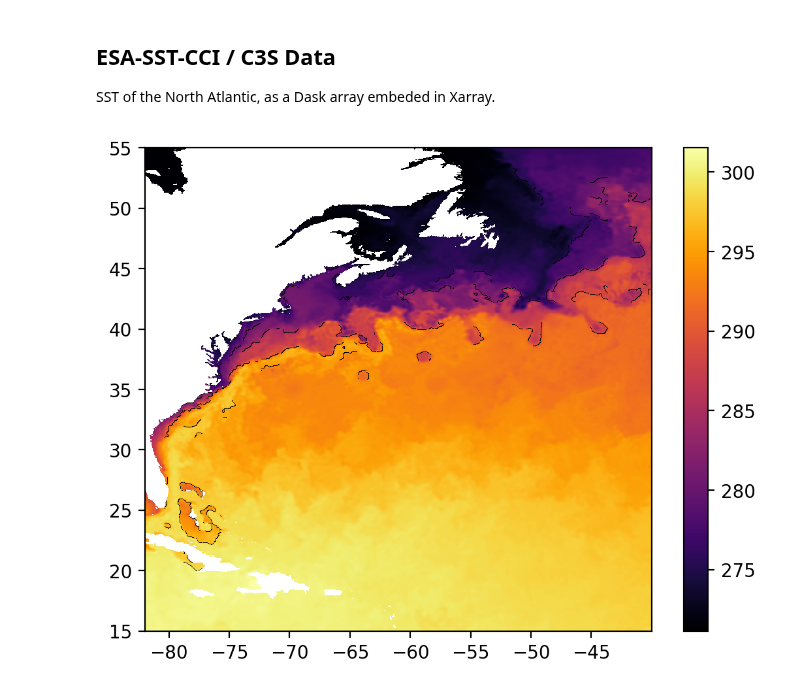
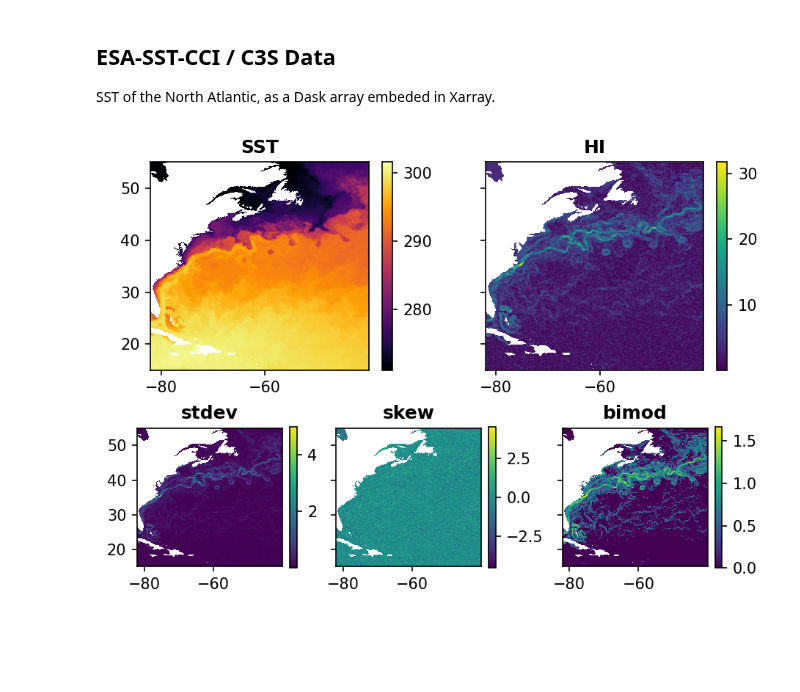
Before and after one commit to Descanonge/fronts-toolbox, a Jupyter notebook: docs/gallery/heterogeneity-index.ipynb, the cells around one changed output. Saved outputs shown, nothing was run; the diff lists cells and outputs as text; code cells hidden in the pictures; blank space fills up the shorter version.

```diff
--- a/docs/gallery/heterogeneity-index.ipynb
+++ b/docs/gallery/heterogeneity-index.ipynb
@@ -37,21 +76,15 @@ SST of the North Atlantic, as a Dask array embeded in Xarray.
 # %%
 sst = (
     sample("ESA-CCI-C3S")
     .analysed_sst
     .sel(lat=slice(15, 55), lon=slice(-82, -40))
     .chunk(lat=256, lon=256)
 )
-fronts = cayula_cornillon_xarray(sst)
+components = components_xarray(sst, window_size=5, bins_shift=False)
+coefs = coefficients_components(components)
+coefs["HI"] = coefficient_hi(components, coefs)
+hi = apply_coefficients(components, coefs)
 
-fig, ax = plt.subplots(dpi=200)
-
-sst.isel(time=0).plot.imshow(
-     ax=ax, cmap="inferno", add_labels=False, center=False
-)
-fronts.isel(time=0).plot.imshow(
-     ax=ax, cmap=cmap_fronts, add_labels=False, add_colorbar=False
-)
-
-ax.set_aspect("equal")
+fig = plot(sst.isel(time=0), components.isel(time=0), hi.isel(time=0))
 # %% [output]
-[figure, old version]
+[figure, new version]
```
Also changed, not shown: parts of 10 cells of this notebook, 3 other files.
